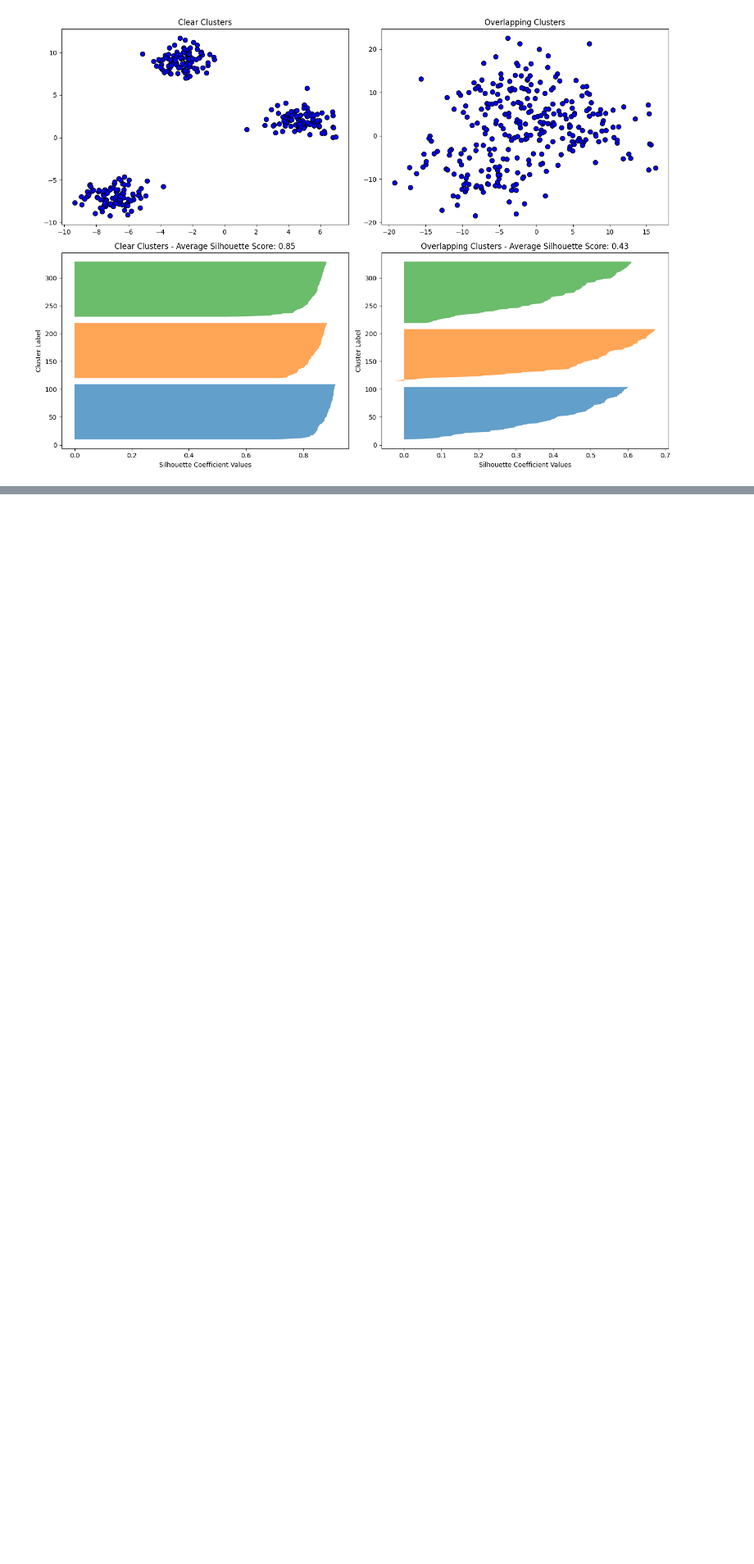
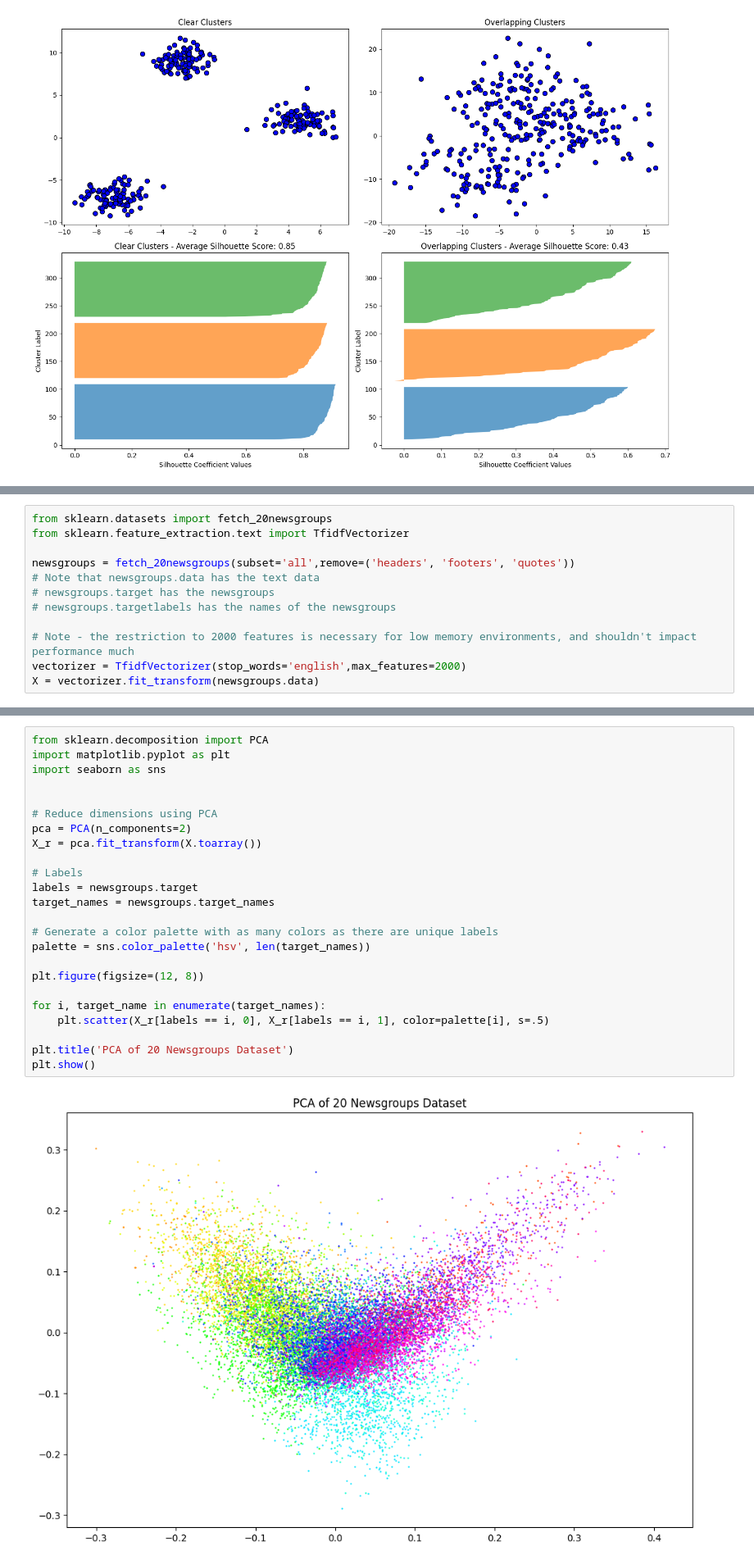
Before and after one commit to IST407-707/707-Week3-Lab, a Jupyter notebook: week3-lab.ipynb, the cells around one changed output, grey strips where cells are left out. Shown at 82% size. Cells and saved outputs as stored; diff of their text form; blank space fills up the shorter version.

```diff
--- a/week3-lab.ipynb
+++ b/week3-lab.ipynb
@@ -712,0 +913,12 @@ plt.show()
+# %%
+from sklearn.datasets import fetch_20newsgroups
+from sklearn.feature_extraction.text import TfidfVectorizer
+
+newsgroups = fetch_20newsgroups(subset='all',remove=('headers', 'footers', 'quotes'))
+# Note that newsgroups.data has the text data
+# newsgroups.target has the newsgroups
+# newsgroups.targetlabels has the names of the newsgroups
+
+# Note - the restriction to 2000 features is necessary for low memory environments, and shouldn't impact performance much
+vectorizer = TfidfVectorizer(stop_words='english',max_features=2000)
+X = vectorizer.fit_transform(newsgroups.data)
@@ -712,0 +930,26 @@ plt.show()
+# %%
+from sklearn.decomposition import PCA
+import matplotlib.pyplot as plt
+import seaborn as sns
+
+
+# Reduce dimensions using PCA
+pca = PCA(n_components=2)
+X_r = pca.fit_transform(X.toarray())
+
+# Labels
+labels = newsgroups.target
+target_names = newsgroups.target_names
+
+# Generate a color palette with as many colors as there are unique labels
+palette = sns.color_palette('hsv', len(target_names))
+
+plt.figure(figsize=(12, 8))
+
+for i, target_name in enumerate(target_names):
+    plt.scatter(X_r[labels == i, 0], X_r[labels == i, 1], color=palette[i], s=.5)
+
+plt.title('PCA of 20 Newsgroups Dataset')
+plt.show()
+# %% [output]
+[figure, added]
```
Also changed, not shown: parts of 13 cells of this notebook.
